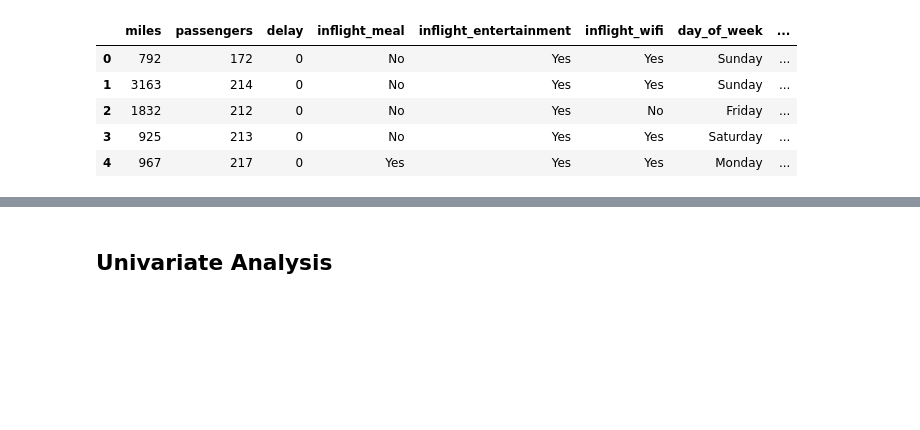
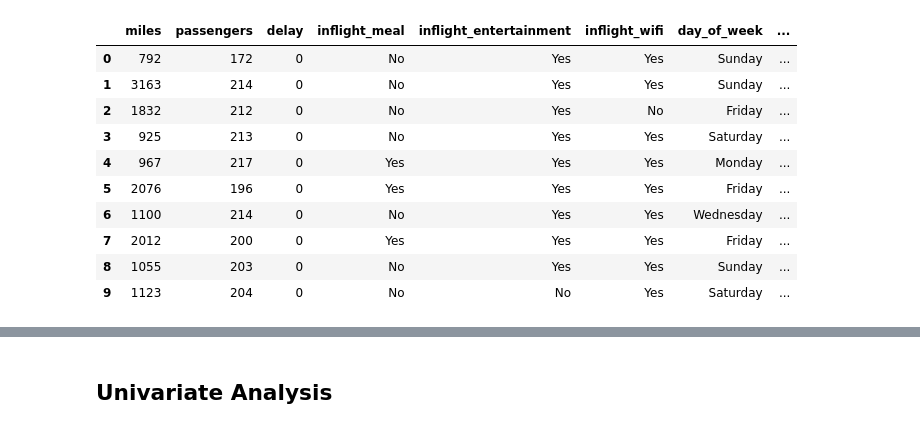
Before and after one commit to 7086600/airline_analysis_project, a Jupyter notebook: airline_analysis.ipynb, the cells around one changed output, grey strips where cells are left out. Saved outputs shown, nothing was run; the diff lists cells and outputs as text; code cells hidden in the pictures; blank space fills up the shorter version.

```diff
--- a/airline_analysis.ipynb
+++ b/airline_analysis.ipynb
@@ -9,14 +9,19 @@ import math
 # %%
 # loading the dataset
 flight = pd.read_csv('flight.csv', sep=',')
-flight.head()
+flight.head(10)
 # %% [output]
 |  | miles | passengers | delay | inflight_meal | inflight_entertainment | inflight_wifi | day_of_week | ... |
 | 0 | 792 | 172 | 0 | No | Yes | Yes | Sunday | ... |
 | 1 | 3163 | 214 | 0 | No | Yes | Yes | Sunday | ... |
 | 2 | 1832 | 212 | 0 | No | Yes | No | Friday | ... |
 | 3 | 925 | 213 | 0 | No | Yes | Yes | Saturday | ... |
 | 4 | 967 | 217 | 0 | Yes | Yes | Yes | Monday | ... |
+| 5 | 2076 | 196 | 0 | Yes | Yes | Yes | Friday | ... |
+| 6 | 1100 | 214 | 0 | No | Yes | Yes | Wednesday | ... |
+| 7 | 2012 | 200 | 0 | Yes | Yes | Yes | Friday | ... |
+| 8 | 1055 | 203 | 0 | No | Yes | Yes | Sunday | ... |
+| 9 | 1123 | 204 | 0 | No | No | Yes | Saturday | ... |
 # %%
 # inspecting the dataset
 print(flight.shape)
```
Also changed, not shown: parts of 1 cell of this notebook.
